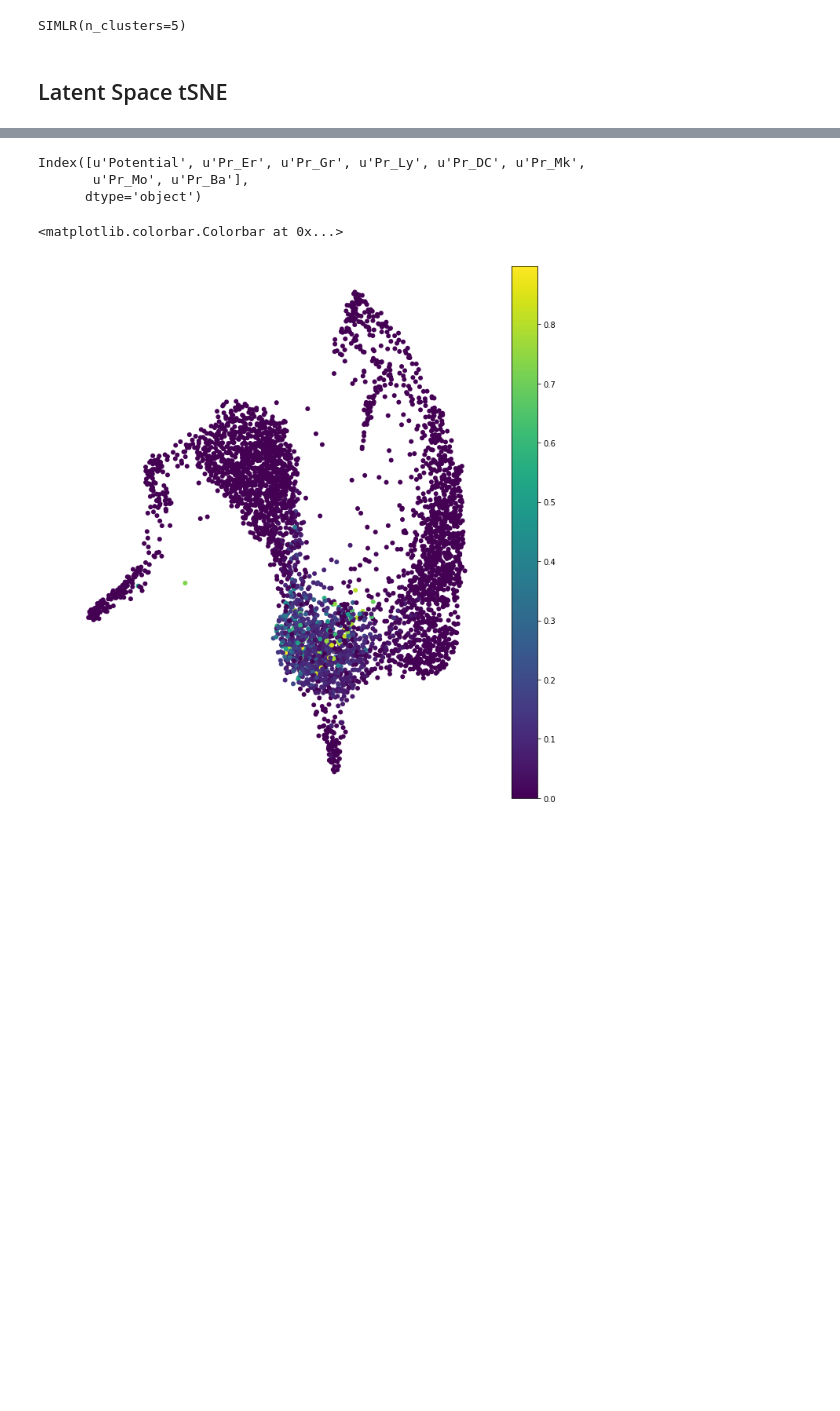
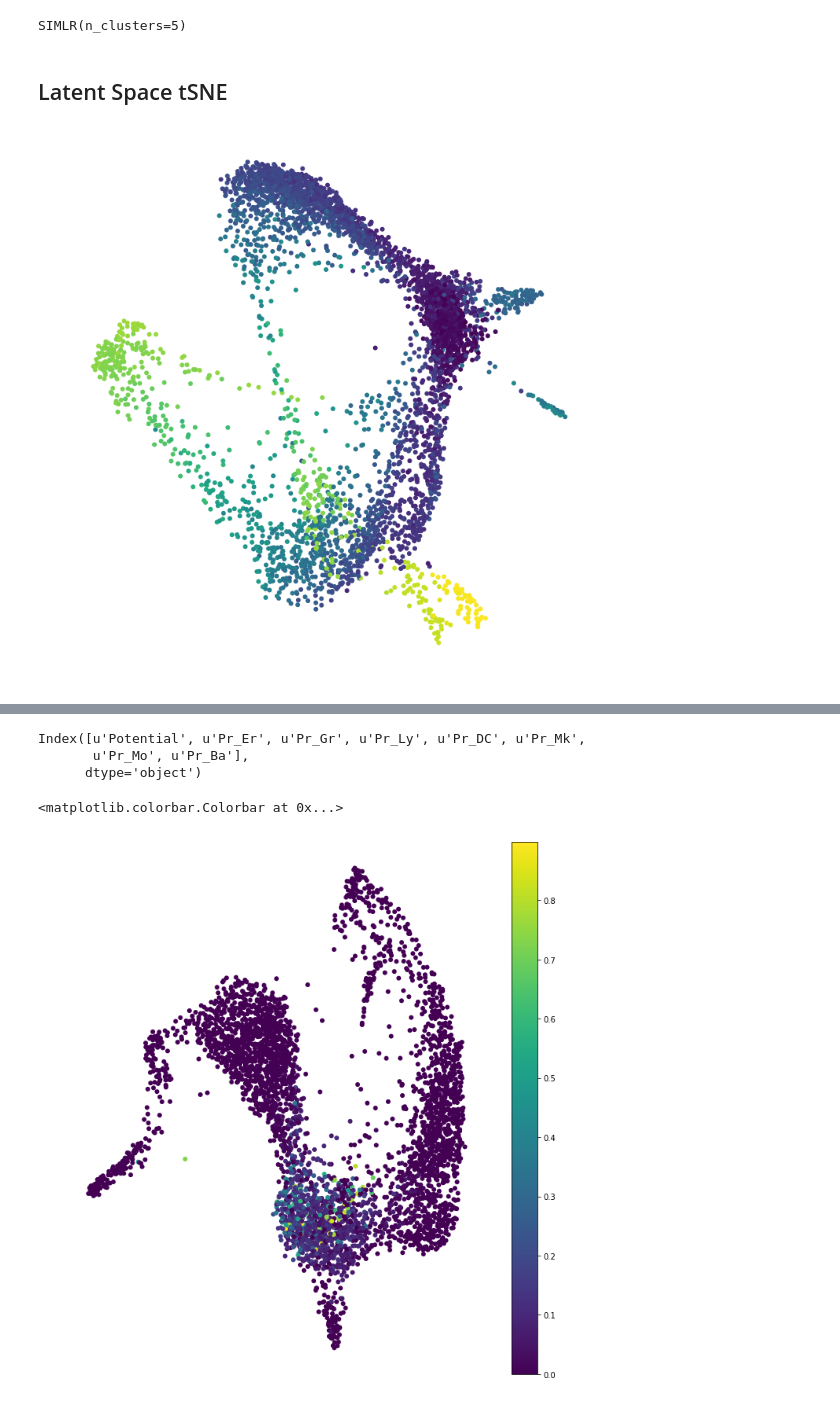
Before and after one commit to romain-lopez/scVI-reproducibility, a Jupyter notebook: preprocessing_benchmarking_klein_filtered_genes.ipynb, the cells around one changed output, grey strips where cells are left out. Cells and saved outputs as stored; diff of their text form; code cells hidden in the pictures; blank space fills up the shorter version.

```diff
--- a/preprocessing_benchmarking_klein_filtered_genes.ipynb
+++ b/preprocessing_benchmarking_klein_filtered_genes.ipynb
@@ -100,3 +113,3 @@ Will apply zero inflation
 # %%
 sess.run(tf.global_variables_initializer())
-train_model(model, (expression_data, expression_data), sess, 250)
+res = train_model(model, (expression_data, expression_data), sess, 200)
@@ -243,0 +254,8 @@ latent_scVI = eval_latent(model, expression_data, sess)
+# %%
+latent_pc = PCA(n_components=60).fit_transform(np.log(1 + expression_data))
+show_viz(latent_pc, \
+          "PCA100", algo="kNN", labels=potential_scaled, \
+         clusters_cmap=0, cmap="viridis")
+plt.savefig("figures/PCA60_klein_kNN.pdf", dpi=300)
+# %% [output]
+[figure, added]
```
Also changed, not shown: parts of 22 cells of this notebook, 5 other files.
